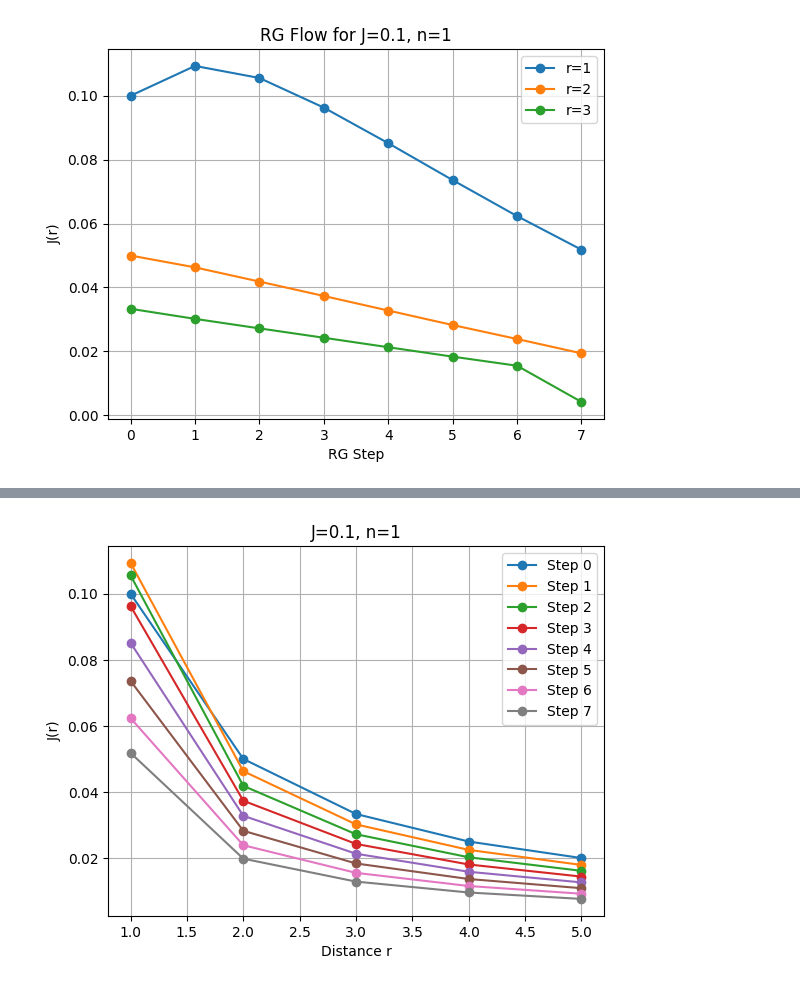
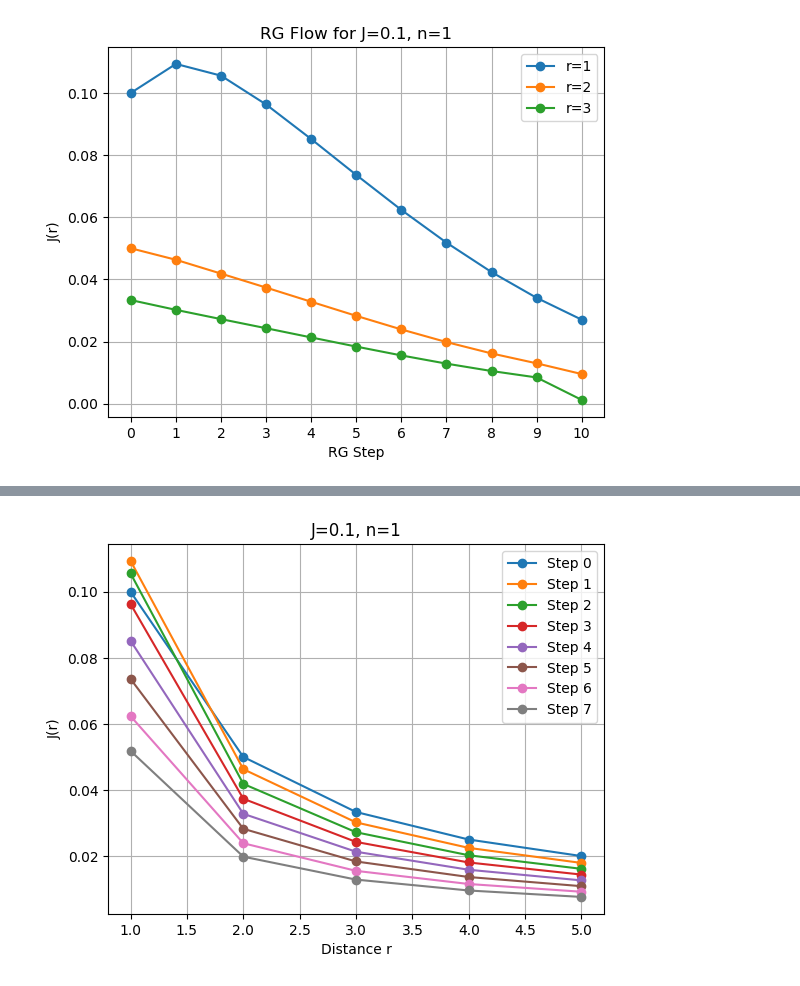
Before and after one commit to erbilcanartun/long-range-ising-chain, a Jupyter notebook: notebooks/ferromagnetic_hp.ipynb, the cells around one changed output, grey strips where cells are left out. Cells and saved outputs as stored; diff of their text form; code cells hidden in the pictures.

```diff
--- a/notebooks/ferromagnetic_hp.ipynb
+++ b/notebooks/ferromagnetic_hp.ipynb
@@ -8,10 +6,10 @@ get_J(d, J0, n)
 # %%
 %%time
 
 generate_rg_flow(
     J0=.1, n=1,
-    max_k=2000, num_steps=7,
+    max_k=50000, num_steps=10,
     show_first=0, num_r_to_plot=3
 )
 # %% [output]
-[figure, old version]
+[figure, new version]
```
Also changed, not shown: parts of 2 cells of this notebook, 18 other files.
